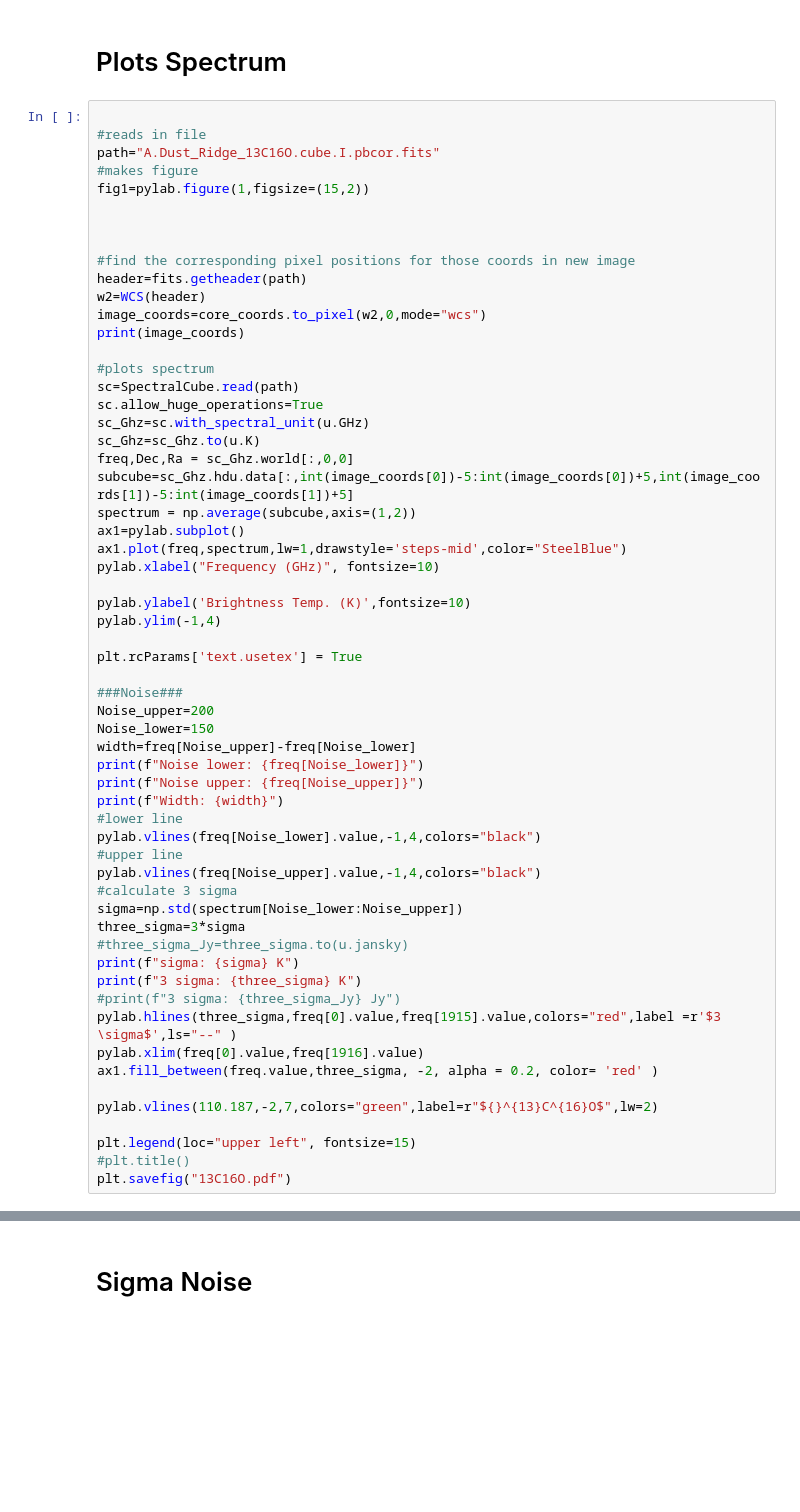
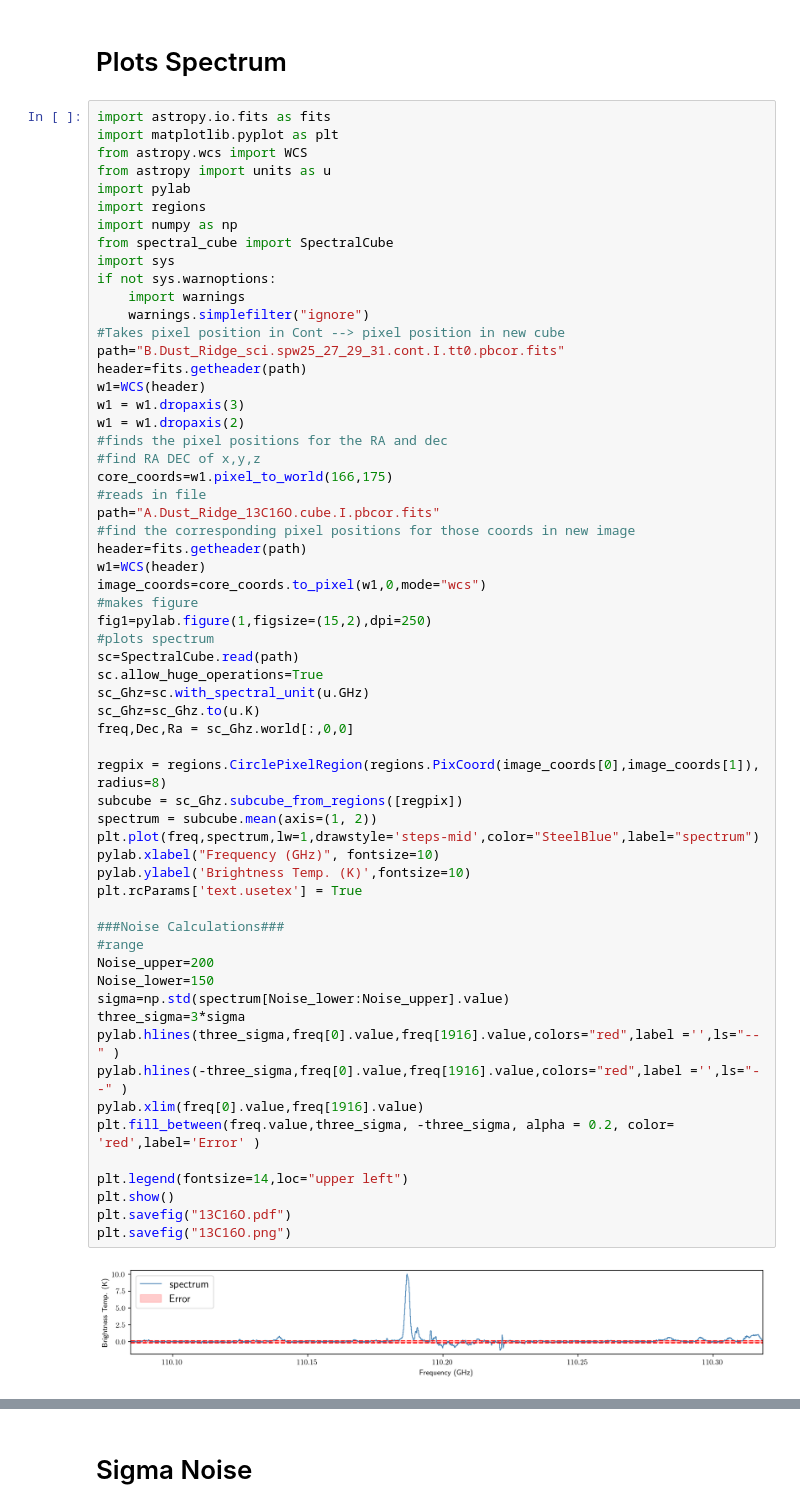
Before and after one commit to Parkerwise/Cloud-C, a Jupyter notebook: 13C16O.ipynb, the cells around one changed output, grey strips where cells are left out. Saved outputs shown, nothing was run; the diff lists cells and outputs as text; blank space fills up the shorter version.

```diff
--- a/13C16O.ipynb
+++ b/13C16O.ipynb
@@ -31,62 +1,64 @@ print(core_coords)
 # %% [markdown]
 # Plots Spectrum
 # %%
-
+import astropy.io.fits as fits
+import matplotlib.pyplot as plt
+from astropy.wcs import WCS
+from astropy import units as u
+import pylab
+import regions
+import numpy as np
+from spectral_cube import SpectralCube
+import sys
+if not sys.warnoptions:
+    import warnings
+    warnings.simplefilter("ignore")
+#Takes pixel position in Cont --> pixel position in new cube
+path="B.Dust_Ridge_sci.spw25_27_29_31.cont.I.tt0.pbcor.fits"
+header=fits.getheader(path)
+w1=WCS(header)
+w1 = w1.dropaxis(3)
+w1 = w1.dropaxis(2)
+#finds the pixel positions for the RA and dec
+#find RA DEC of x,y,z
+core_coords=w1.pixel_to_world(166,175)
 #reads in file
 path="A.Dust_Ridge_13C16O.cube.I.pbcor.fits"
-#makes figure
-fig1=pylab.figure(1,figsize=(15,2))
-
-
-
 #find the corresponding pixel positions for those coords in new image
 header=fits.getheader(path)
-w2=WCS(header)
-image_coords=core_coords.to_pixel(w2,0,mode="wcs")
-print(image_coords)
-
+w1=WCS(header)
+image_coords=core_coords.to_pixel(w1,0,mode="wcs")
+#makes figure
+fig1=pylab.figure(1,figsize=(15,2),dpi=250)
 #plots spectrum
 sc=SpectralCube.read(path)
 sc.allow_huge_operations=True
 sc_Ghz=sc.with_spectral_unit(u.GHz)
 sc_Ghz=sc_Ghz.to(u.K)
 freq,Dec,Ra = sc_Ghz.world[:,0,0]
-subcube=sc_Ghz.hdu.data[:,int(image_coords[0])-5:int(image_coords[0])+5,int(image_coords[1])-5:int(image_coords[1])+5]
-spectrum = np.average(subcube,axis=(1,2))
-ax1=pylab.subplot()
-ax1.plot(freq,spectrum,lw=1,drawstyle='steps-mid',color="SteelBlue")
+
+regpix = regions.CirclePixelRegion(regions.PixCoord(image_coords[0],image_coords[1]), radius=8)
+subcube = sc_Ghz.subcube_from_regions([regpix])
+spectrum = subcube.mean(axis=(1, 2))
+plt.plot(freq,spectrum,lw=1,drawstyle='steps-mid',color="SteelBlue",label="spectrum")
 pylab.xlabel("Frequency (GHz)", fontsize=10)
-
 pylab.ylabel('Brightness Temp. (K)',fontsize=10)
-pylab.ylim(-1,4)
-
 plt.rcParams['text.usetex'] = True
 
-###Noise###
+###Noise Calculations###
+#range
 Noise_upper=200
 Noise_lower=150
-width=freq[Noise_upper]-freq[Noise_lower]
-print(f"Noise lower: {freq[Noise_lower]}")
-print(f"Noise upper: {freq[Noise_upper]}")
-print(f"Width: {width}")
-#lower line
-pylab.vlines(freq[Noise_lower].value,-1,4,colors="black")
-#upper line
-pylab.vlines(freq[Noise_upper].value,-1,4,colors="black")
-#calculate 3 sigma
-sigma=np.std(spectrum[Noise_lower:Noise_upper])
+sigma=np.std(spectrum[Noise_lower:Noise_upper].value)
 three_sigma=3*sigma
-#three_sigma_Jy=three_sigma.to(u.jansky)
-print(f"sigma: {sigma} K")
-print(f"3 sigma: {three_sigma} K")
-#print(f"3 sigma: {three_sigma_Jy} Jy")
-pylab.hlines(three_sigma,freq[0].value,freq[1915].value,colors="red",label =r'$3 \sigma$',ls="--" )
+pylab.hlines(three_sigma,freq[0].value,freq[1916].value,colors="red",label ='',ls="--" )
+pylab.hlines(-three_sigma,freq[0].value,freq[1916].value,colors="red",label ='',ls="--" )
 pylab.xlim(freq[0].value,freq[1916].value)
-ax1.fill_between(freq.value,three_sigma, -2, alpha = 0.2, color= 'red' )
+plt.fill_between(freq.value,three_sigma, -three_sigma, alpha = 0.2, color= 'red',label='Error' )
 
-pylab.vlines(110.187,-2,7,colors="green",label=r"${}^{13}C^{16}O$",lw=2)
-
-plt.legend(loc="upper left", fontsize=15)
-#plt.title()
+plt.legend(fontsize=14,loc="upper left")
+plt.show()
 plt.savefig("13C16O.pdf")
+plt.savefig("13C16O.png")
 # %% [output]
+[figure, new version]
```
Also changed, not shown: parts of 4 cells of this notebook, 19 other files.
